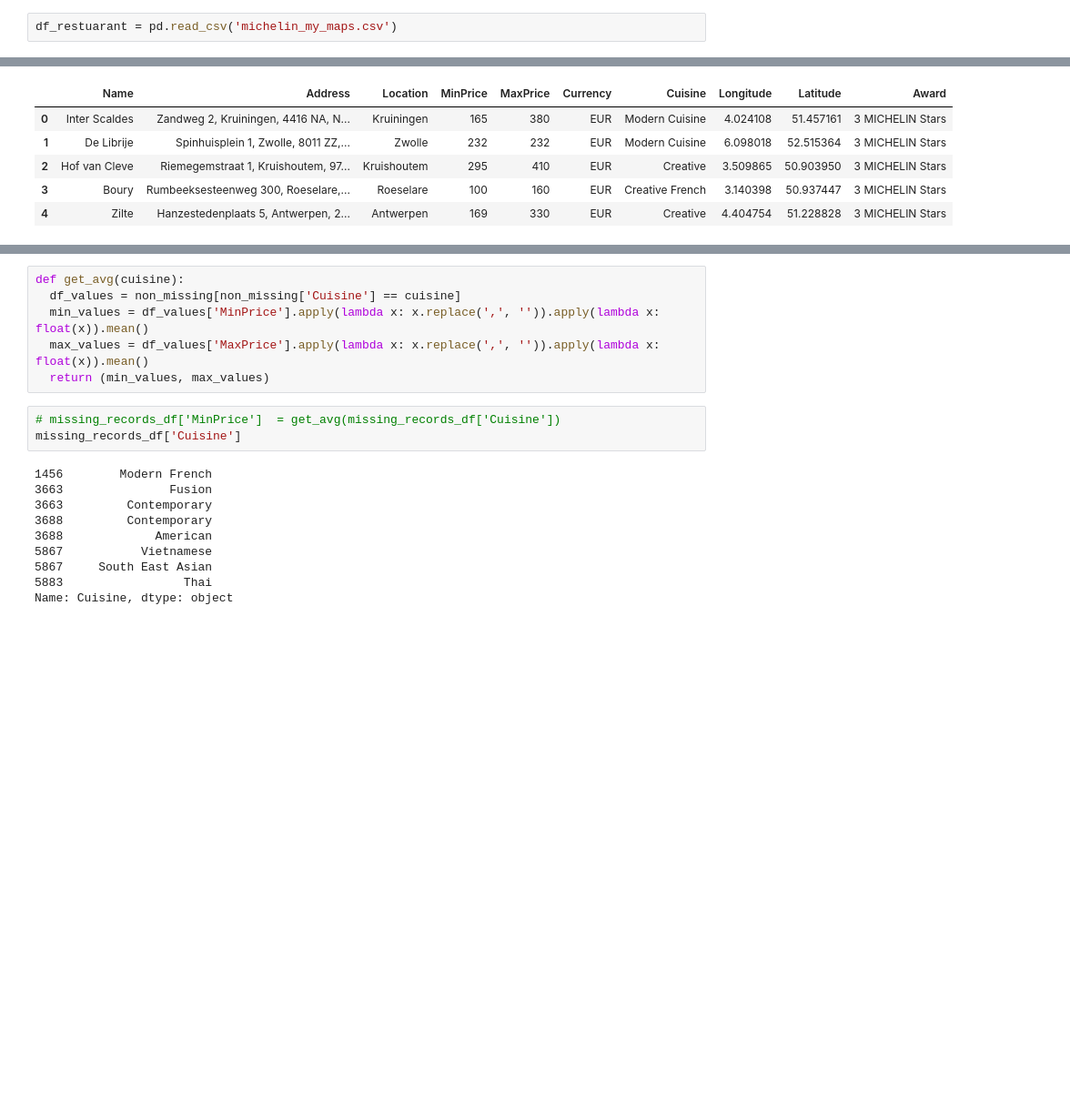
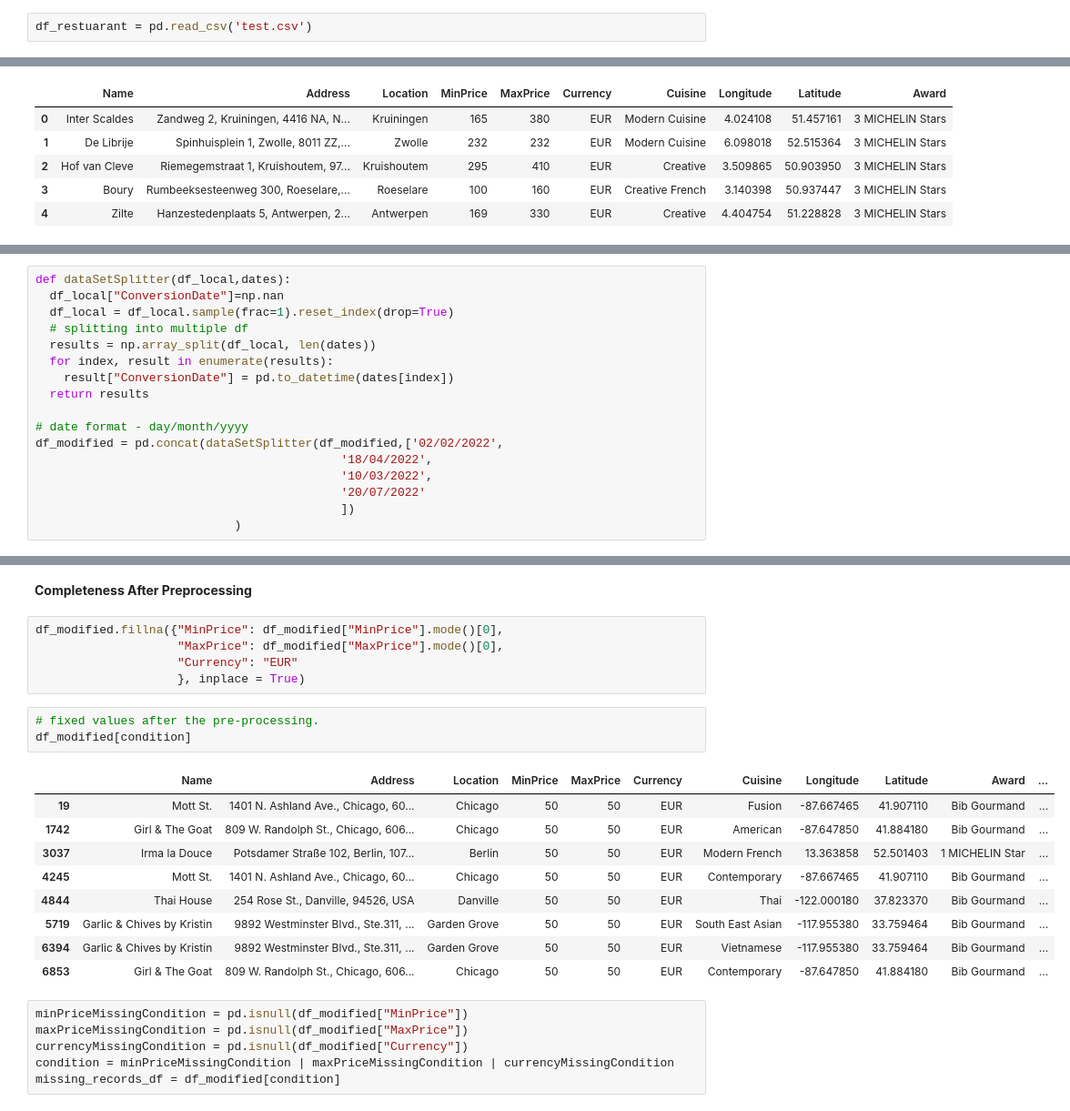
Before and after one commit to sareenv/Authentication-Service, a Jupyter notebook: Measurement.ipynb, the cells around one changed output, grey strips where cells are left out. Shown at 91% size. Cells and saved outputs as stored; diff of their text form; blank space fills up the shorter version.

```diff
--- a/Measurement.ipynb
+++ b/Measurement.ipynb
@@ -37,5 +38,5 @@ Drive already mounted at /content/drive; to attempt to forcibly remount, call dr
 # %%
-df_restuarant = pd.read_csv('michelin_my_maps.csv')
+df_restuarant = pd.read_csv('test.csv')
 # %%
 original_size = df_restuarant.shape[0]
 print("The original value of the dataset is {}".format(original_size))
@@ -64,0 +66,17 @@ Total number of records are 8278
+# %%
+def dataSetSplitter(df_local,dates):
+  df_local["ConversionDate"]=np.nan
+  df_local = df_local.sample(frac=1).reset_index(drop=True)
+  # splitting into multiple df
+  results = np.array_split(df_local, len(dates))
+  for index, result in enumerate(results):
+    result["ConversionDate"] = pd.to_datetime(dates[index])
+  return results
+
+# date format - day/month/yyyy
+df_modified = pd.concat(dataSetSplitter(df_modified,['02/02/2022',
+                                           '18/04/2022',
+                                           '10/03/2022',
+                                           '20/07/2022'
+                                           ])
+                            )
@@ -108,19 +115,26 @@ display(df_splitted[1].head())
-# %%
-def get_avg(cuisine):
-  df_values = non_missing[non_missing['Cuisine'] == cuisine]
-  min_values = df_values['MinPrice'].apply(lambda x: x.replace(',', '')).apply(lambda x: float(x)).mean()
-  max_values = df_values['MaxPrice'].apply(lambda x: x.replace(',', '')).apply(lambda x: float(x)).mean()
-  return (min_values, max_values)
-# %%
-# missing_records_df['MinPrice']  = get_avg(missing_records_df['Cuisine'])
-missing_records_df['Cuisine']
-# %% [output]
-1456        Modern French
-3663               Fusion
-3663         Contemporary
-3688         Contemporary
-3688             American
-5867           Vietnamese
-5867     South East Asian
-5883                 Thai
-Name: Cuisine, dtype: object
+# %% [markdown]
+**Completeness After Preprocessing**
+# %%
+df_modified.fillna({"MinPrice": df_modified["MinPrice"].mode()[0],
+                    "MaxPrice": df_modified["MaxPrice"].mode()[0],
+                    "Currency": "EUR"
+                    }, inplace = True)
+# %%
+# fixed values after the pre-processing.
+df_modified[condition]
+# %% [output]
+|  | Name | Address | Location | MinPrice | MaxPrice | Currency | Cuisine | Longitude | Latitude | Award | ... |
+| 19 | Mott St. | 1401 N. Ashland Ave., Chicago, 60... | Chicago | 50 | 50 | EUR | Fusion | -87.667465 | 41.907110 | Bib Gourmand | ... |
+| 1742 | Girl & The Goat | 809 W. Randolph St., Chicago, 606... | Chicago | 50 | 50 | EUR | American | -87.647850 | 41.884180 | Bib Gourmand | ... |
+| 3037 | Irma la Douce | Potsdamer Straße 102, Berlin, 107... | Berlin | 50 | 50 | EUR | Modern French | 13.363858 | 52.501403 | 1 MICHELIN Star | ... |
+| 4245 | Mott St. | 1401 N. Ashland Ave., Chicago, 60... | Chicago | 50 | 50 | EUR | Contemporary | -87.667465 | 41.907110 | Bib Gourmand | ... |
+| 4844 | Thai House | 254 Rose St., Danville, 94526, USA | Danville | 50 | 50 | EUR | Thai | -122.000180 | 37.823370 | Bib Gourmand | ... |
+| 5719 | Garlic & Chives by Kristin | 9892 Westminster Blvd., Ste.311, ... | Garden Grove | 50 | 50 | EUR | South East Asian | -117.955380 | 33.759464 | Bib Gourmand | ... |
+| 6394 | Garlic & Chives by Kristin | 9892 Westminster Blvd., Ste.311, ... | Garden Grove | 50 | 50 | EUR | Vietnamese | -117.955380 | 33.759464 | Bib Gourmand | ... |
+| 6853 | Girl & The Goat | 809 W. Randolph St., Chicago, 606... | Chicago | 50 | 50 | EUR | Contemporary | -87.647850 | 41.884180 | Bib Gourmand | ... |
+# %%
+minPriceMissingCondition = pd.isnull(df_modified["MinPrice"])
+maxPriceMissingCondition = pd.isnull(df_modified["MaxPrice"])
+currencyMissingCondition = pd.isnull(df_modified["Currency"])
+condition = minPriceMissingCondition | maxPriceMissingCondition | currencyMissingCondition
+missing_records_df = df_modified[condition]
```
Also changed, not shown: parts of 19 cells of this notebook.
